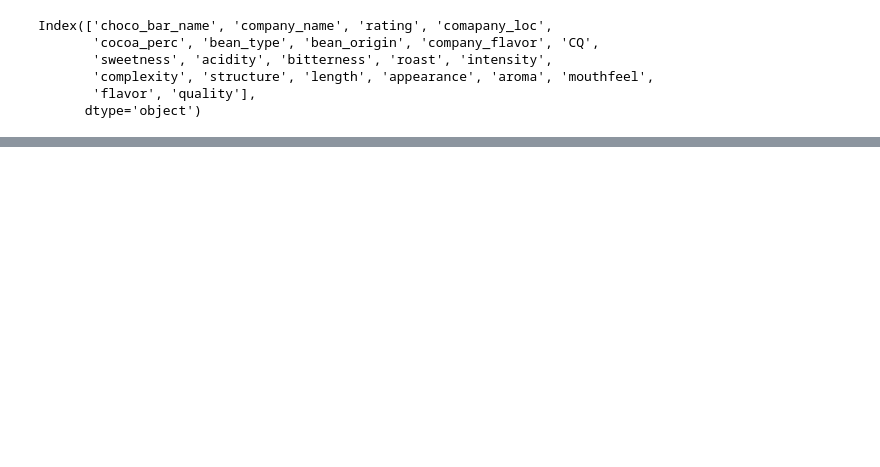
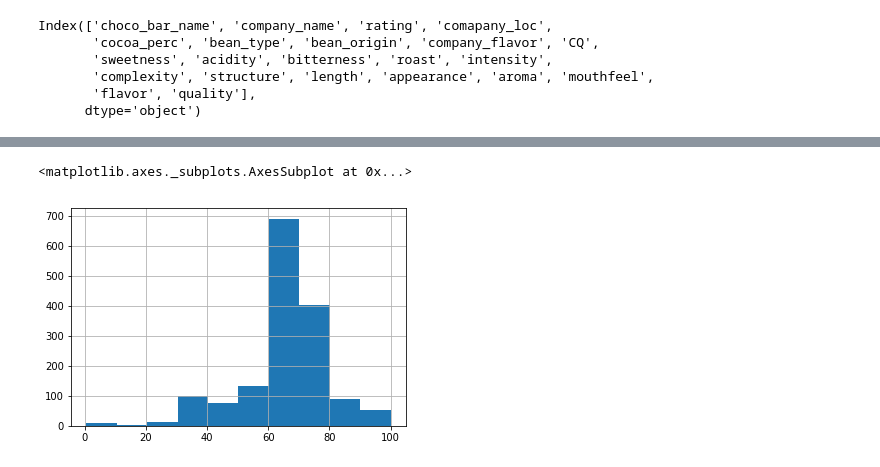
Before and after one commit to jeussantiago/chocolate_bar_rating, a Jupyter notebook: data/cocoa_clean.ipynb, the cells around one changed output, grey strips where cells are left out. Saved outputs shown, nothing was run; the diff lists cells and outputs as text; code cells hidden in the pictures; blank space fills up the shorter version.

```diff
--- a/cocoa.ipynb
+++ b/data/cocoa_clean.ipynb
@@ -295,0 +356,6 @@ drop_indexes
+# %%
+#mean
+df_num['cocoa_perc'].fillna(round(df_num['cocoa_perc'].mean())).hist()
+# %% [output]
+<matplotlib.axes._subplots.AxesSubplot at 0x...>
+[figure, added]
```
Also changed, not shown: parts of 55 cells of this notebook, 4 other files.
